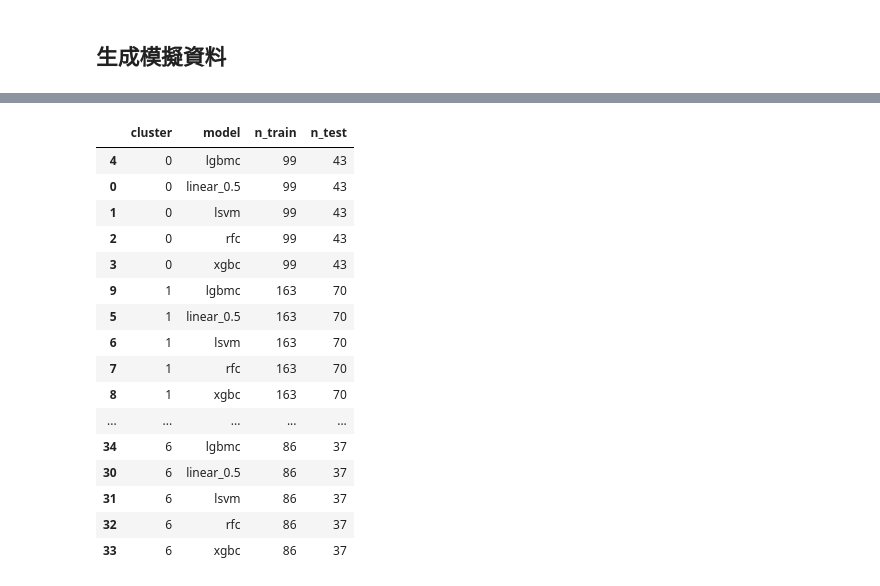
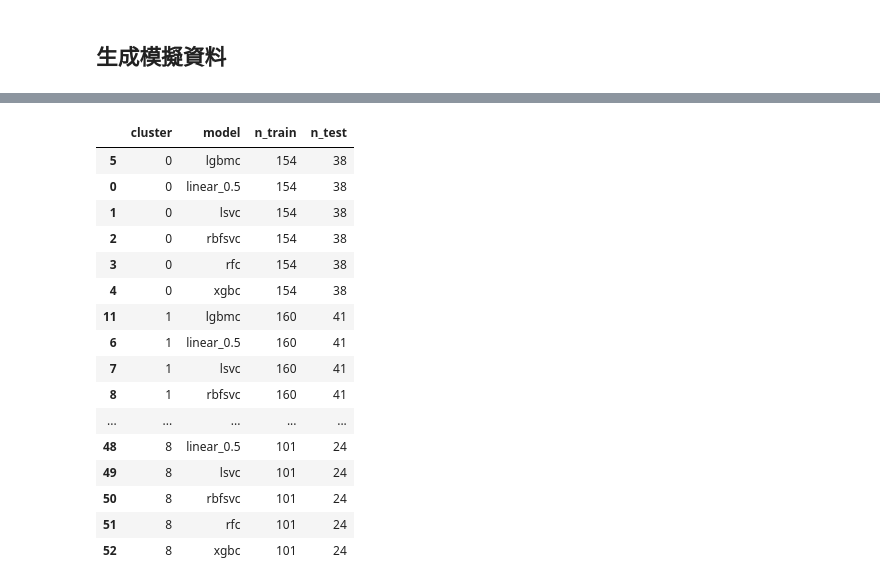
Before and after one commit to JackHuang0125/WHAT_I_DID, a Jupyter notebook: 0 Meeting/0_PAPER_0821.ipynb, the cells around one changed output, grey strips where cells are left out. Cells and saved outputs as stored; diff of their text form; code cells hidden in the pictures.

```diff
--- a/0 Meeting/0_PAPER_0821.ipynb
+++ b/0 Meeting/0_PAPER_0821.ipynb
@@ -241,5 +262,5 @@ data_merged
 # %%
 # X = 特徵, y = 目標
-X = data_merged.drop(columns=['y_conti', 'y_binary', 'cluster', 'group', 'gap_cluster'])
+X = data_merged.drop(columns=['y_conti', 'y_binary', 'group', 'gap_cluster'])
 y = data_merged['y_binary']
 X_train, X_test, y_train, y_test = train_test_split(X, y, test_size=0.3, random_state=42)
@@ -265,0 +308,8 @@ weighted avg     0.7672    0.7667    0.7667       270
+# %%
+# === 3) Kernel SVC ===
+rbfsvc = SVC(kernel='rbf', random_state=42, class_weight='balanced')
+model3 = rbfsvc.fit(X_train, y_train)
+y_pred3 = model3.predict(X_test)
+print("\n=== Kernel SVC ===")
+print("\n=== Classification Report ===")
+print(classification_report(y_test, y_pred3, digits=4))
@@ -265,0 +328,8 @@ weighted avg     0.7672    0.7667    0.7667       270
+# %%
+# === 4) RandomForestClassifier ===
+rfc = RandomForestClassifier(random_state=42, n_jobs=-1, class_weight='balanced')
+model4 = rfc.fit(X_train, y_train)
+y_pred4 = model4.predict(X_test)
+print("\n=== RandomForestClassifier ===")
+print("\n=== Classification Report ===")
+print(classification_report(y_test, y_pred4, digits=4))
@@ -330,12 +404,12 @@ data_merged
 # %%
 y_col = 'y_binary'
 c_col = 'gap_cluster'
-X = data_merged.drop(columns=['y_conti', 'y_binary', 'cluster', 'group', 'gap_cluster'])
+X = data_merged.drop(columns=['y_conti', 'y_binary', 'group', 'gap_cluster'])
 y = data_merged[y_col]
 c = data_merged[c_col]
 
 strat_key = y.astype(str) + '|' + c.astype(str)
-X_train, X_test, y_train, y_test, c_train, c_test = train_test_split(X, y, c, test_size=0.3, stratify=strat_key, random_state=42)
+X_train, X_test, y_train, y_test, c_train, c_test = train_test_split(X, y, c, test_size=0.2, stratify=strat_key, random_state=42)
 
 labels_all = np.sort(y.unique())
 rows = []
@@ -354,56 +428,64 @@ for k in sorted(c_train.unique()):
     lir_ = LinearRegression()
     lir_.fit(Xk_train, yk_train)
     lir_y_score = lir_.predict(Xk_test)
     lir_y_hat = (lir_y_score>=0.5).astype(int)
     rows.append({'cluster':k, 'model':'linear_0.5', 'n_train':len(yk_train), 'n_test':len(yk_test)})
     classification_report_[(k, 'linear_0.5')] = classification_report(yk_test, lir_y_hat, digits=4)
 
-    lsvm = LinearSVC(random_state=42, max_iter=1000, class_weight='balanced')
-    lsvm.fit(Xk_train, yk_train)
-    lsvm__y_hat = lsvm.predict(Xk_test)
-    lsvm__y_prob = lsvm.decision_function(Xk_test)
-    rows.append({'cluster':k, 'model':'lsvm', 'n_train':len(yk_train), 'n_test':len(yk_test)})
-    classification_report_[(k, 'LinearSVC')] = classification_report(yk_test, lsvm__y_hat)
+    lsvc = LinearSVC(random_state=42, class_weight='balanced')
+    lsvc.fit(Xk_train, yk_train)
+    lsvc__y_hat = lsvc.predict(Xk_test)
+    lsvc__y_prob = lsvc.decision_function(Xk_test)
+    rows.append({'cluster':k, 'model':'lsvc', 'n_train':len(yk_train), 'n_test':len(yk_test)})
+    classification_report_[(k, 'LinearSVC')] = classification_report(yk_test, lsvc__y_hat)
 
-    rfc = RandomForestClassifier(n_estimators=100, random_state=42, max_depth=2, max_leaf_nodes=2, n_jobs=-1, class_weight='balanced')
+    rbfsvc = SVC(kernel='rbf', random_state=42, class_weight='balanced')
+    rbfsvc.fit(Xk_train, yk_train)
+    rbfsvc__y_hat = lsvc.predict(Xk_test)
+    rbfsvc__y_prob = lsvc.decision_function(Xk_test)
+    rows.append({'cluster':k, 'model':'rbfsvc', 'n_train':len(yk_train), 'n_test':len(yk_test)})
+    classification_report_[(k, 'KernelSVC')] = classification_report(yk_test, rbfsvc__y_hat)
+
+
+    rfc = RandomForestClassifier(random_state=42, n_jobs=-1, class_weight='balanced')
     rfc.fit(Xk_train, yk_train)
     rfc_y_hat = rfc.predict(Xk_test)
     rfc__y_proba = rfc.predict_proba(Xk_test)[:,1]
     rows.append({'cluster':k, 'model':'rfc', 'n_train':len(yk_train), 'n_test':len(yk_test)})
     classification_report_[(k, 'RandomForestClassifier')] = classification_report(yk_test, rfc_y_hat)
 
-    xgbc = XGBClassifier(n_estimators=100, max_depth=2, max_leaves=2, learning_rate=0.1, random_state=42, n_jobs=-1, eval_metric='logloss', tree_method='hist')
+    xgbc = XGBClassifier(random_state=42, n_jobs=-1)
     xgbc.fit(Xk_train, yk_train)
     xgbc_y_hat = xgbc.predict(Xk_test)
     xgbc__y_proba = xgbc.predict_proba(Xk_test)[:,1]
     rows.append({'cluster':k, 'model':'xgbc', 'n_train':len(yk_train), 'n_test':len(yk_test)})
     classification_report_[(k, 'XGBClassifier')] = classification_report(yk_test, xgbc_y_hat)
 
-    lgbmc = LGBMClassifier(n_estimators=100, learning_rate=0.1, max_depth=2, num_leaves=2, random_state=42, n_jobs=-1, class_weight='balanced', verbose=-1)
+    lgbmc = LGBMClassifier(random_state=42, n_jobs=-1, class_weight='balanced', verbose=-1)
     lgbmc.fit(Xk_train, yk_train)
     lgbmc_y_hat = lgbmc.predict(Xk_test)
     lgbmc__y_proba = lgbmc.predict_proba(Xk_test)[:,1]
     rows.append({'cluster':k, 'model':'lgbmc', 'n_train':len(yk_train), 'n_test':len(yk_test)})
     classification_report_[(k, 'LGBMClassifier')] = classification_report(yk_test, lgbmc_y_hat)
 
 report = pd.DataFrame(rows).sort_values(['cluster','model'])
 report
 # %% [output]
 |  | cluster | model | n_train | n_test |
-| 4 | 0 | lgbmc | 99 | 43 |
-| 0 | 0 | linear_0.5 | 99 | 43 |
-| 1 | 0 | lsvm | 99 | 43 |
-| 2 | 0 | rfc | 99 | 43 |
-| 3 | 0 | xgbc | 99 | 43 |
-| 9 | 1 | lgbmc | 163 | 70 |
-| 5 | 1 | linear_0.5 | 163 | 70 |
-| 6 | 1 | lsvm | 163 | 70 |
-| 7 | 1 | rfc | 163 | 70 |
-| 8 | 1 | xgbc | 163 | 70 |
+| 5 | 0 | lgbmc | 154 | 38 |
+| 0 | 0 | linear_0.5 | 154 | 38 |
+| 1 | 0 | lsvc | 154 | 38 |
+| 2 | 0 | rbfsvc | 154 | 38 |
+| 3 | 0 | rfc | 154 | 38 |
+| 4 | 0 | xgbc | 154 | 38 |
+| 11 | 1 | lgbmc | 160 | 41 |
+| 6 | 1 | linear_0.5 | 160 | 41 |
+| 7 | 1 | lsvc | 160 | 41 |
+| 8 | 1 | rbfsvc | 160 | 41 |
 | ... | ... | ... | ... | ... |
-| 34 | 6 | lgbmc | 86 | 37 |
-| 30 | 6 | linear_0.5 | 86 | 37 |
-| 31 | 6 | lsvm | 86 | 37 |
-| 32 | 6 | rfc | 86 | 37 |
-| 33 | 6 | xgbc | 86 | 37 |
+| 48 | 8 | linear_0.5 | 101 | 24 |
+| 49 | 8 | lsvc | 101 | 24 |
+| 50 | 8 | rbfsvc | 101 | 24 |
+| 51 | 8 | rfc | 101 | 24 |
+| 52 | 8 | xgbc | 101 | 24 |
 # %%
```
Also changed, not shown: parts of 30 cells of this notebook, 2 other files.
